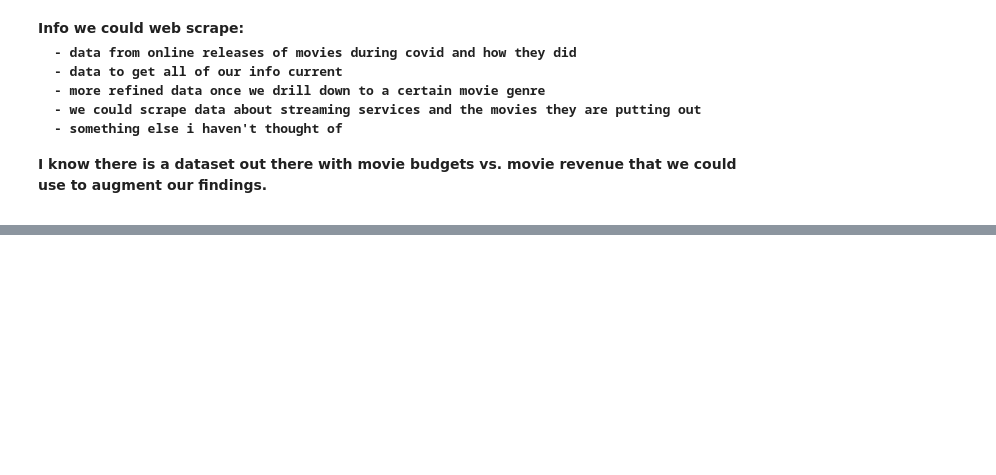
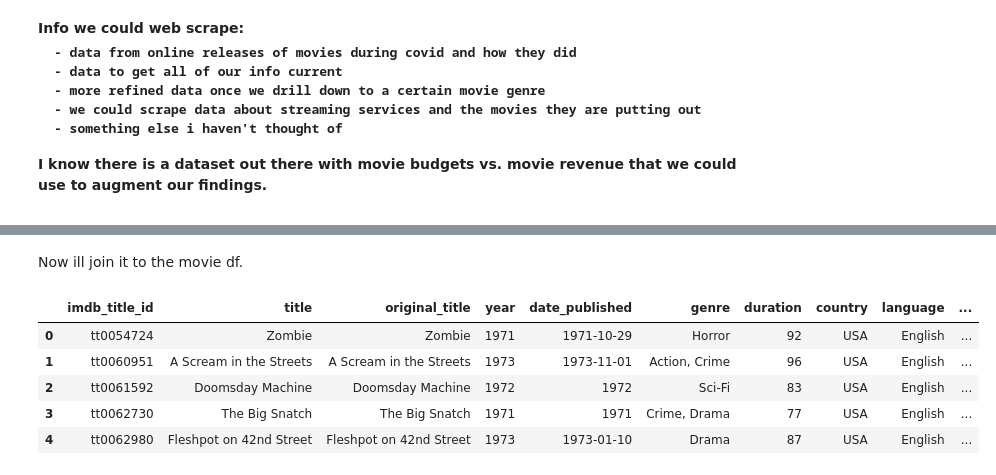
Before and after one commit to Kkies/movie-market-analysis, a Jupyter notebook: kyle_wip.ipynb, the cells around one changed output, grey strips where cells are left out. Cells and saved outputs as stored; diff of their text form; code cells hidden in the pictures; blank space fills up the shorter version.

```diff
--- a/kyle_wip.ipynb
+++ b/kyle_wip.ipynb
@@ -220,0 +708,2 @@ I know there is a dataset out there with movie budgets vs. movie revenue that we
+# %%
+imdb_movies_2019_USA_df.drop(columns = ['budget', 'usa_gross_income', 'worldwide_gross_income'], inplace = True)
@@ -220,0 +732,3 @@ I know there is a dataset out there with movie budgets vs. movie revenue that we
+# %%
+imdb_movies_2019_USA_df.drop(columns = ['metascore'], inplace = True)
+imdb_movies_2019_USA_df.info()
@@ -220,0 +804,2 @@ I know there is a dataset out there with movie budgets vs. movie revenue that we
+# %%
+imdb_ratings_2019_df = imdb_ratings_2019_df.copy().iloc[:,:15]
@@ -220,0 +825,13 @@ I know there is a dataset out there with movie budgets vs. movie revenue that we
+# %% [markdown]
+Now ill join it to the movie df.
+# %%
+movies_and_ratings_df = imdb_movies_2019_USA_df.merge(imdb_ratings_2019_df, how = 'left', left_on = 'imdb_title_id', right_on = 'imdb_title_id')
+# %%
+movies_and_ratings_df.head()
+# %% [output]
+|  | imdb_title_id | title | original_title | year | date_published | genre | duration | country | language | ... |
+| 0 | tt0054724 | Zombie | Zombie | 1971 | 1971-10-29 | Horror | 92 | USA | English | ... |
+| 1 | tt0060951 | A Scream in the Streets | A Scream in the Streets | 1973 | 1973-11-01 | Action, Crime | 96 | USA | English | ... |
+| 2 | tt0061592 | Doomsday Machine | Doomsday Machine | 1972 | 1972 | Sci-Fi | 83 | USA | English | ... |
+| 3 | tt0062730 | The Big Snatch | The Big Snatch | 1971 | 1971 | Crime, Drama | 77 | USA | English | ... |
+| 4 | tt0062980 | Fleshpot on 42nd Street | Fleshpot on 42nd Street | 1973 | 1973-01-10 | Drama | 87 | USA | English | ... |
```
Also changed, not shown: parts of 97 cells of this notebook.
